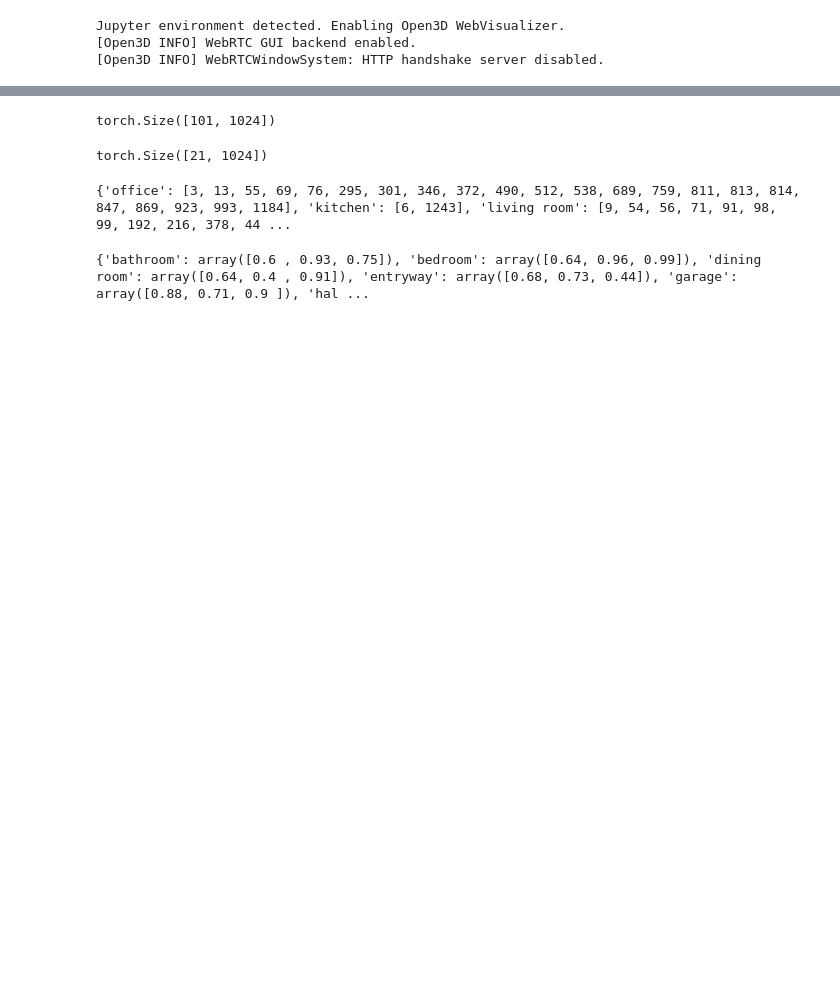
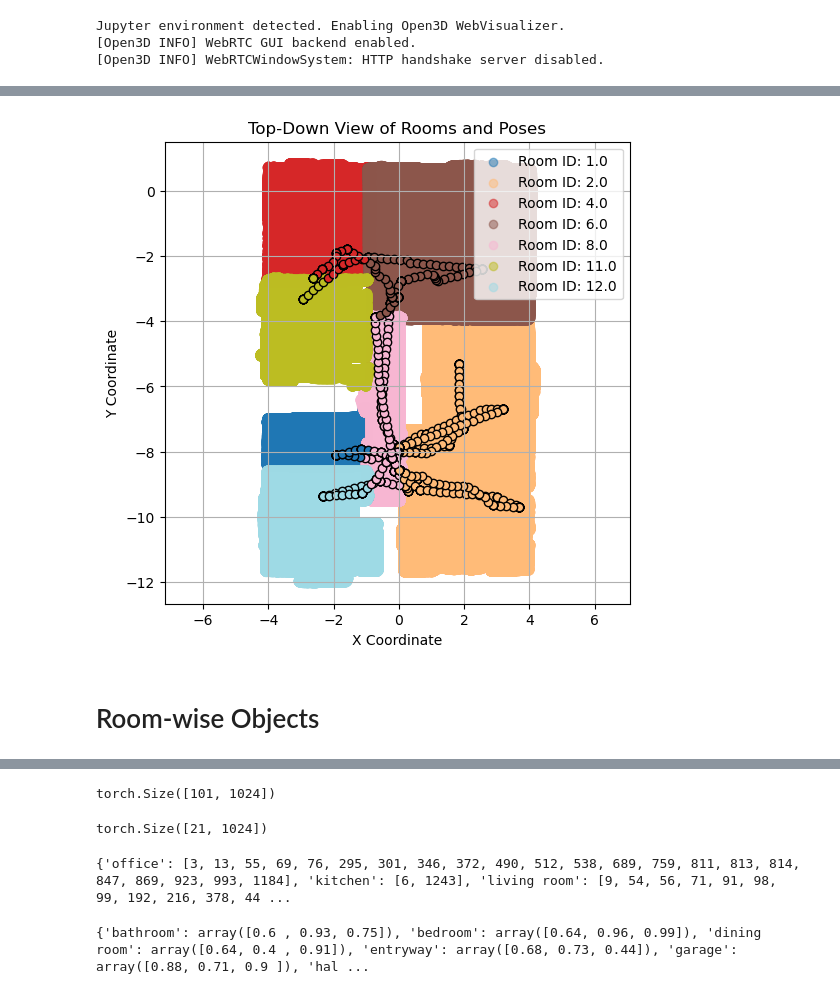
Before and after one commit to Smart-Wheelchair-RRC/instance-map, a Jupyter notebook: room_label.ipynb, the cells around one changed output, grey strips where cells are left out. Saved outputs shown, nothing was run; the diff lists cells and outputs as text; code cells hidden in the pictures; blank space fills up the shorter version.

```diff
--- a/room_label.ipynb
+++ b/room_label.ipynb
@@ -72,0 +171,39 @@ plt.savefig(f'{dataset_path}/all_floor_mask.png')
+# %%
+# Assuming you have `pose_room_mapping` and `room_masks` from the previous steps.
+
+# Continue using the colormap defined for rooms
+colormap = plt.cm.get_cmap('tab20', len(unique_room_ids))
+
+# Create a new figure for plotting
+plt.figure(figsize=(6, 6))
+
+# Plot each room
+for i, room_id in enumerate(unique_room_ids):
+    room_points = gt[gt[:, -1] == room_id]
+    x, y = room_points[:, 0], room_points[:, 1]
+    plt.scatter(x, y, color=colormap(i), label=f'Room ID: {room_id}', alpha=0.5)  # Slightly transparent
+
+# Plot each pose
+for img_id, room_id in tqdm(pose_room_mapping.items()):
+    pose_xyz = get_pose(img_id)
+    pose_xyz, pose_quat = pose_correction(pose_xyz)
+
+    # Find the color index from the unique_room_ids
+    color_idx = np.where(unique_room_ids == room_id)[0][0]
+    plt.scatter(pose_xyz[0], pose_xyz[1], color=colormap(color_idx), edgecolor='k')  # 'k' makes the edge color black for better visibility
+
+# Enhance the plot
+plt.legend()
+plt.title('Top-Down View of Rooms and Poses')
+plt.xlabel('X Coordinate')
+plt.ylabel('Y Coordinate')
+plt.grid(True)
+plt.axis('equal')  # Ensure equal scaling for x and y axes
+plt.show()
+
+# Optionally save the plot
+# plt.savefig(f'{dataset_path}/rooms_and_poses.png')
+# %% [output]
+[figure, added]
+# %% [markdown]
+# Room-wise Objects
```
Also changed, not shown: parts of 20 cells of this notebook, 8 other files.
